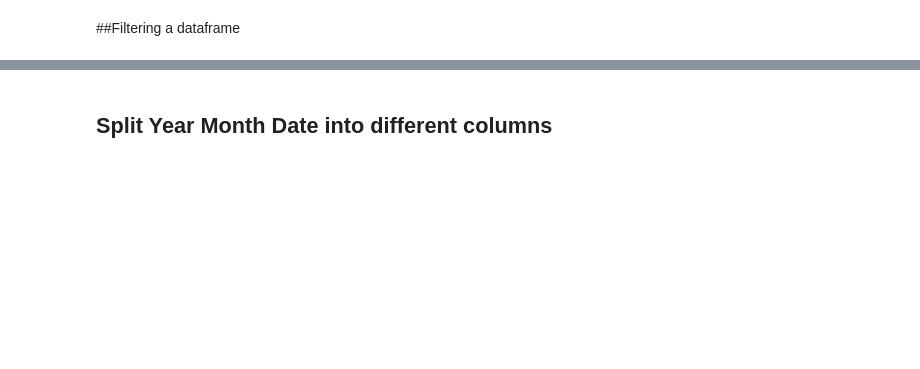
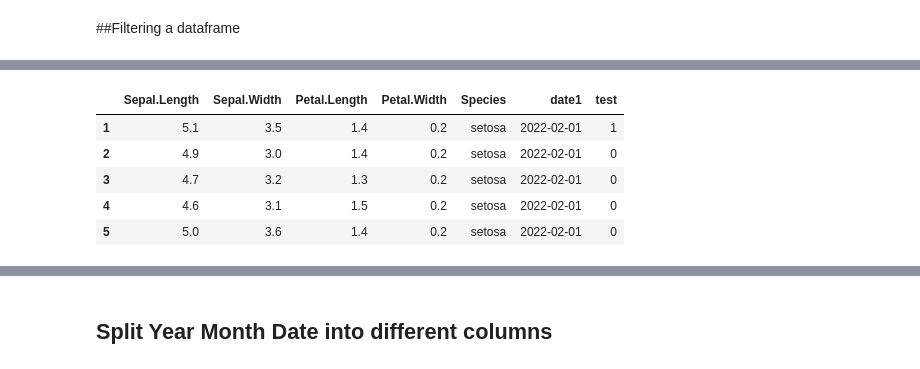
Before and after one commit to sssiro/My_Python_Notebook, a Jupyter notebook: PythonLearning.ipynb, the cells around one changed output, grey strips where cells are left out. Drawn from its saved outputs; the diff is of its cells as text; code cells hidden in the pictures; blank space fills up the shorter version.

```diff
--- a/PythonLearning.ipynb
+++ b/PythonLearning.ipynb
@@ -642,0 +691,12 @@ print(reduce(lambda x, y: x+y, range(1,101)))
+# %%
+# Read data from Teradata
+import pandas as pd;
+import teradata as td;
+
+pd.set_option('display.max_rows', None)
+
+#Establish the connection to the Teradata database
+udaExec = td.UdaExec (appName="dpull", version="1.0",logConsole=False)
+connection = udaExec.connect(method="ODBC",dsn="tdp5dbc", username="username", password="pw!")
+# %%
+pd.set_option('display.max_rows', None) #Display all rows in dataframe output
@@ -642,0 +720,8 @@ print(reduce(lambda x, y: x+y, range(1,101)))
+# %%
+# Online example dataset
+import pandas as pd
+from pydataset import data
+df = data('iris')
+df['date1']= datetime.today().date()
+df.head(5) # shows first n rows of dataframe or
+#df.tail(5) shows the bottom n rows of dataframe
@@ -642,0 +858,7 @@ print(reduce(lambda x, y: x+y, range(1,101)))
+# %%
+df['Fruit Total']= df.iloc[:, -4:-1].sum(axis=1)
+print (df)
+   Apples  Bananas  Grapes  Kiwis  Fruit Total
+0     2.0      3.0     NaN    1.0          5.0
+1     1.0      3.0     7.0    NaN         11.0
+2     NaN      NaN     2.0    3.0          2.0
@@ -672,0 +1003,11 @@ df.drop_duplicated(subset=[1,4]).shape
+# %%
+df['test'] = 0
+df.loc[((df['Species']=='setosa') & (df['Sepal.Length']> 5)), "test"] = 1
+df.head(5)
+# %% [output]
+|  | Sepal.Length | Sepal.Width | Petal.Length | Petal.Width | Species | date1 | test |
+| 1 | 5.1 | 3.5 | 1.4 | 0.2 | setosa | 2022-02-01 | 1 |
+| 2 | 4.9 | 3.0 | 1.4 | 0.2 | setosa | 2022-02-01 | 0 |
+| 3 | 4.7 | 3.2 | 1.3 | 0.2 | setosa | 2022-02-01 | 0 |
+| 4 | 4.6 | 3.1 | 1.5 | 0.2 | setosa | 2022-02-01 | 0 |
+| 5 | 5.0 | 3.6 | 1.4 | 0.2 | setosa | 2022-02-01 | 0 |
```
Also changed, not shown: parts of 89 cells of this notebook.
